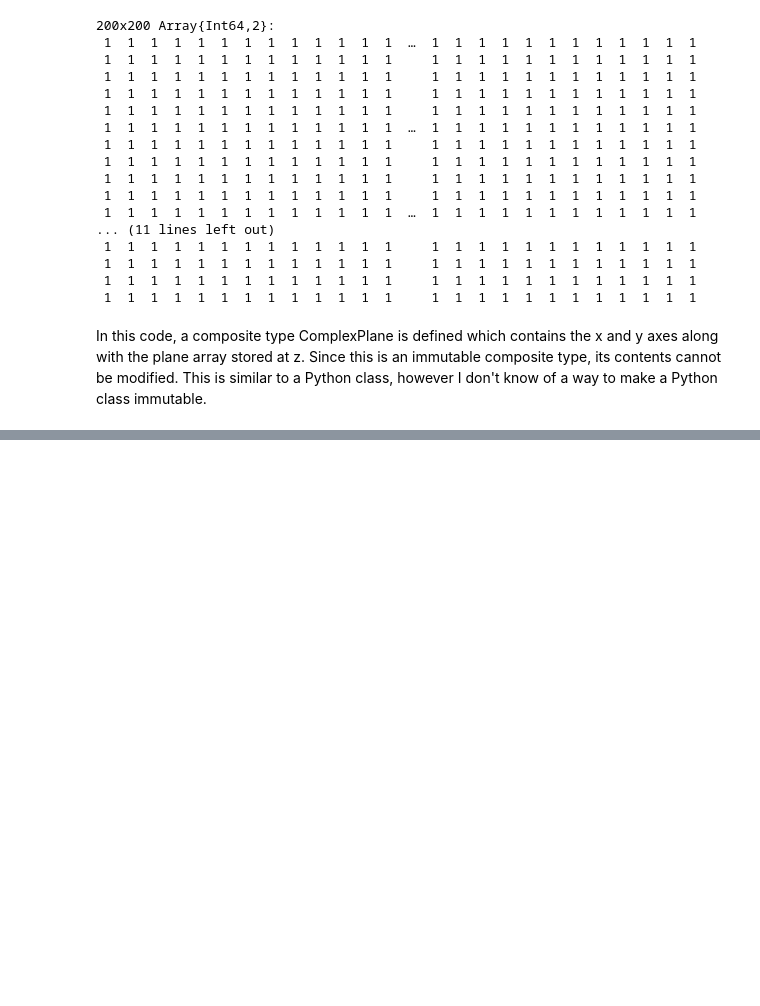
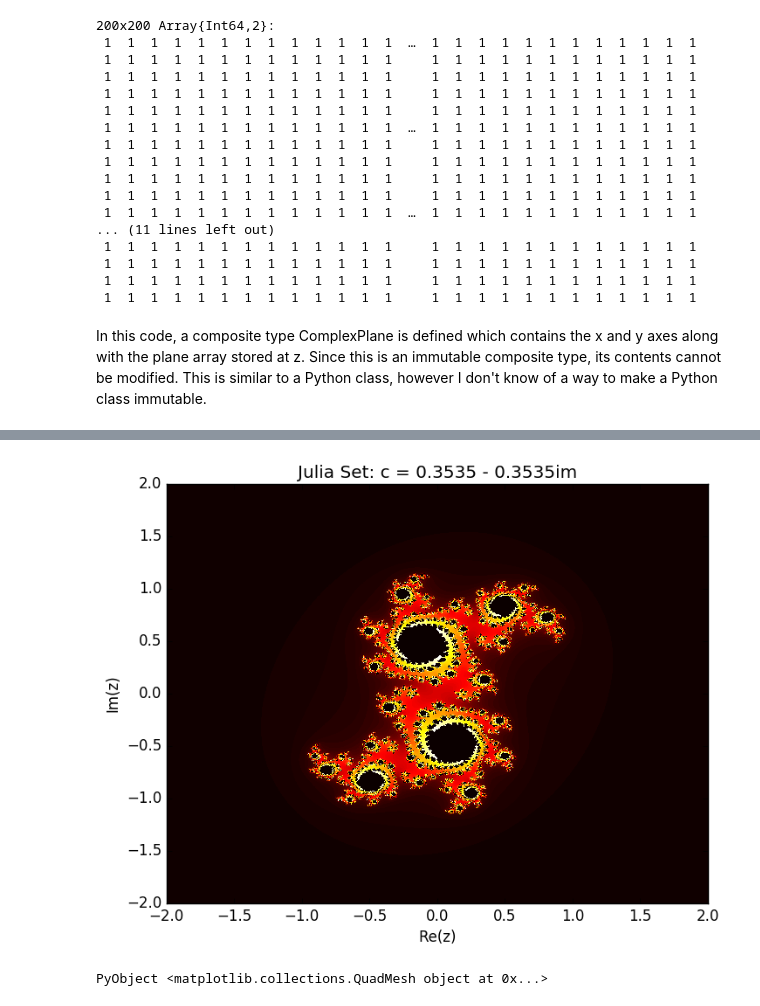
Before and after one commit to chapman-cs510-2016f/cw-08-eric_lance, a Jupyter notebook: juliainjulia.ipynb, the cells around one changed output, grey strips where cells are left out. Saved outputs shown, nothing was run; the diff lists cells and outputs as text; code cells hidden in the pictures; blank space fills up the shorter version.

```diff
--- a/juliainjulia.ipynb
+++ b/juliainjulia.ipynb
@@ -233,16 +236,19 @@ display(gcf())                       #  Get Current Figure and display in notebo
 # %%
 using PyPlot                         #  Load package into the current namespace
 c = 0.3535 - 0.3535im                  #  Set starting point of julia set
 j(z) = juliamap(c, z)                #  Create julia map
 @vectorize_1arg Complex j            #  Vectorize julia map
 cp = ComplexPlane()                  #  Create 2000x2000 point complex plane
 jp = j(cp.z);                        #  Apply julia map to entire plane
 
 xlabel("Re(z)")
 ylabel("Im(z)")
 title("Julia Set: c = " * string(c))
 pcolormesh(cp.x, cp.y, jp, cmap=PyPlot.cm_get_cmap("hot"))
-display(gcf())                       #  Get Current Figure and display in notebook
+#display(gcf())                       #  Get Current Figure and display in notebook
 
 # alternatively, instead of displaying in notebook, replace previous line with
 # savefig("julia.png")               #  Output figure to png file
+# %% [output]
+[figure, added]
+PyObject <matplotlib.collections.QuadMesh object at 0x...>
```
Also changed, not shown: parts of 7 cells of this notebook, 2 other files.
